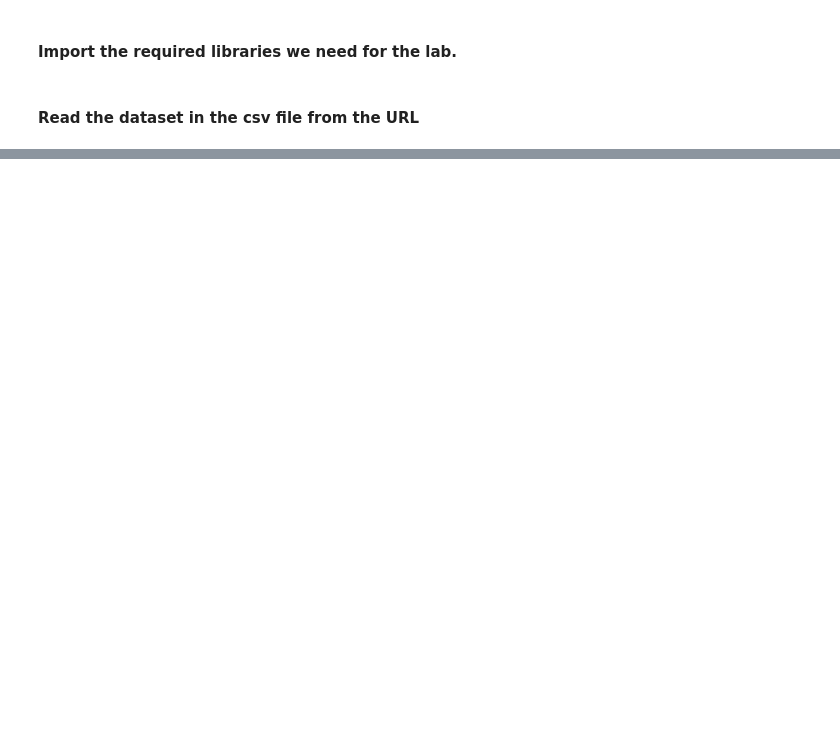
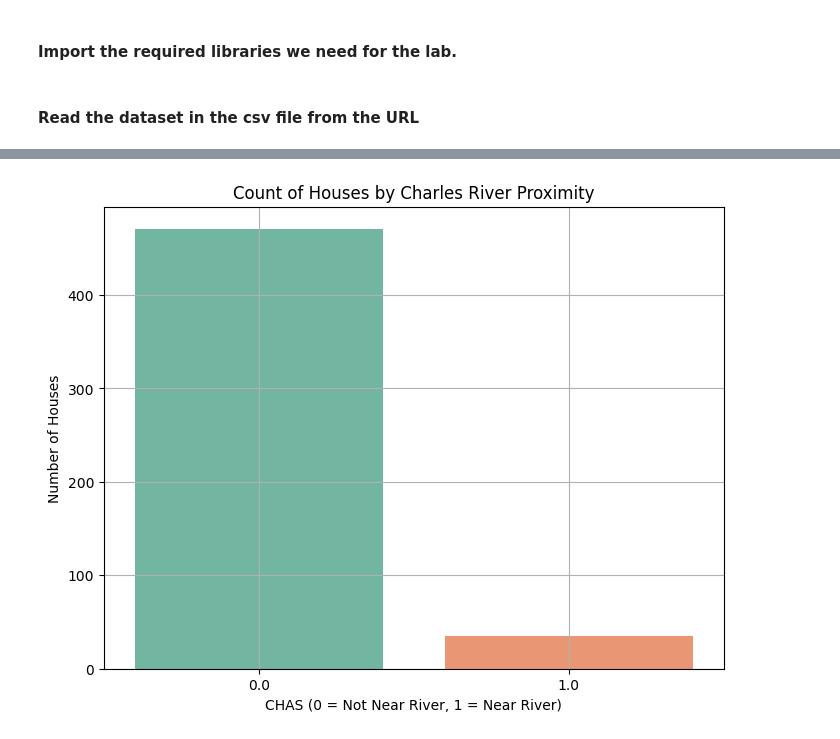
Before and after one commit to divanramadhan/Jupyter-Notebook, a Jupyter notebook: Optional_Peer_Graded_Assignment.jupyterlite.ipynb, the cells around one changed output, grey strips where cells are left out. Cells and saved outputs as stored; diff of their text form; code cells hidden in the pictures; blank space fills up the shorter version.

```diff
--- a/Optional_Peer_Graded_Assignment.jupyterlite.ipynb
+++ b/Optional_Peer_Graded_Assignment.jupyterlite.ipynb
@@ -42,0 +108,11 @@ plt.show()
+# %%
+# Bar plot for CHAS
+plt.figure(figsize=(8, 6))
+sns.countplot(x='CHAS', hue='CHAS', data=boston_df, palette='Set2', legend=False)
+plt.title('Count of Houses by Charles River Proximity')
+plt.xlabel('CHAS (0 = Not Near River, 1 = Near River)')
+plt.ylabel('Number of Houses')
+plt.grid(True)
+plt.show()
+# %% [output]
+[figure, added]
```
Also changed, not shown: parts of 17 cells of this notebook.
